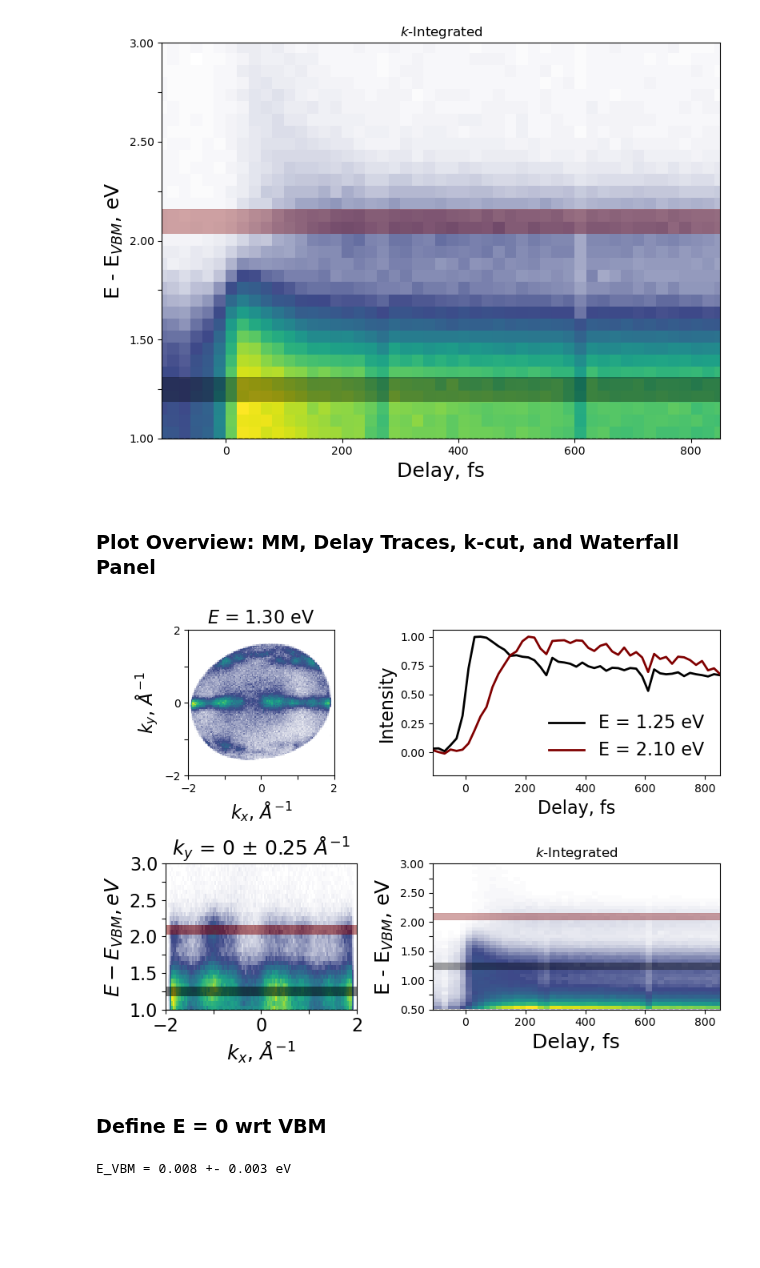
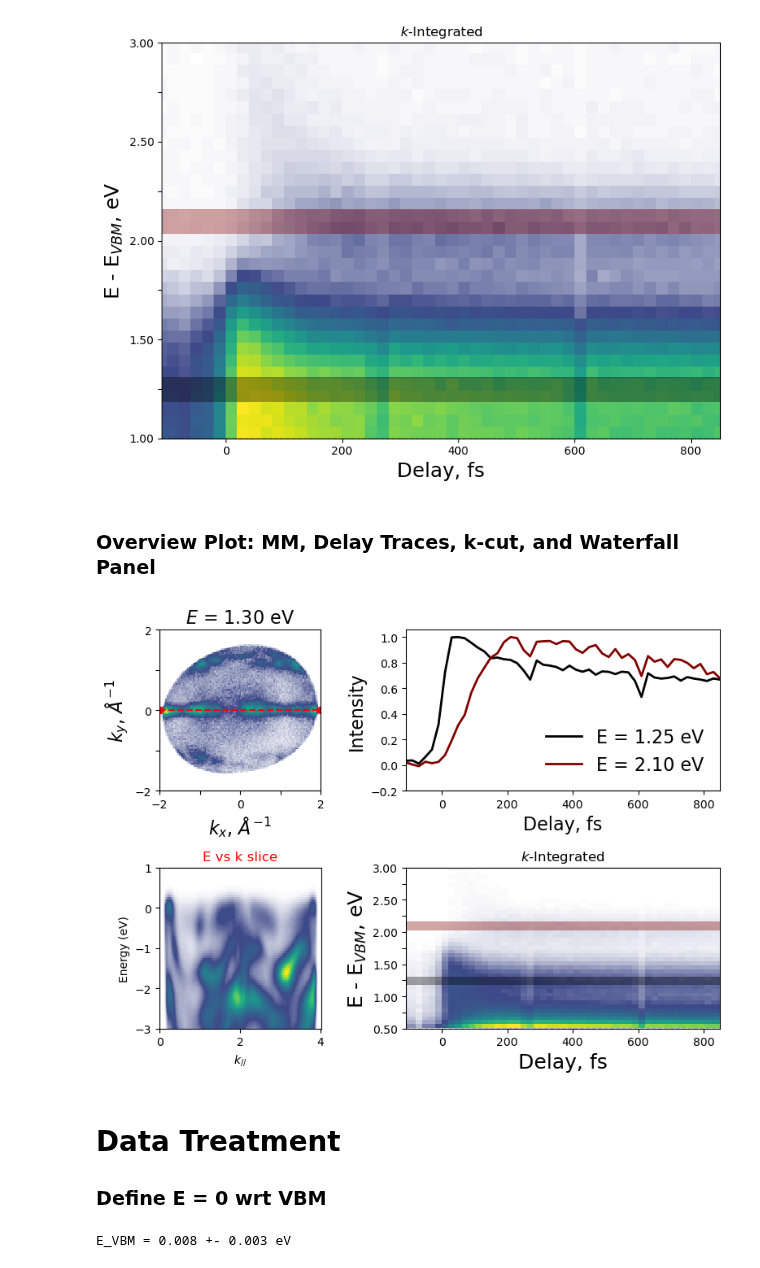
Before and after one commit to lawsonlloyd/mpes-analysis, a Jupyter notebook: mpes_Plot_Analysis.ipynb, the cells around one changed output. Drawn from its saved outputs; the diff is of its cells as text; code cells hidden in the pictures; blank space fills up the shorter version.

```diff
--- a/mpes_Plot_Analysis.ipynb
+++ b/mpes_Plot_Analysis.ipynb
@@ -236,7 +264,7 @@ for i in np.arange(len(E)):
 # %% [output]
 [figure]
 # %% [markdown]
-### Plot Overview: MM, Delay Traces, k-cut, and Waterfall Panel
+### Overview Plot: MM, Delay Traces, k-cut, and Waterfall Panel
 # %%
 fig, axs = plt.subplots(2, 2, gridspec_kw={'width_ratios': [1, 1.5], 'height_ratios':[1, 1]})
 fig.set_size_inches(8, 6, forward=False)
@@ -267,14 +295,14 @@ mpes.plot_time_traces(
 )
 
 # Plot kx-E frame
-(kx, ky), (kx_int, ky_int) = (0, 0), (4, 0.5) # Central (kx, ky) point and k-integration
-mpes.plot_kx_frame(
-    I_res, ky, ky_int, delays=[500], delay_int=1000,
-    E_enhance = 1,
-    subtract_neg=subtract_neg, neg_delays=neg_delays,
-    fig = fig, ax = axs[2],
-    cmap = cmap_plot, scale=[0,1], energy_limits=[1,3]
-)
+# (kx, ky), (kx_int, ky_int) = (0, 0), (4, 0.5) # Central (kx, ky) point and k-integration
+# mpes.plot_kx_frame(
+#     I_res, ky, ky_int, delays=[500], delay_int=1000,
+#     E_enhance = 1,
+#     subtract_neg=subtract_neg, neg_delays=neg_delays,
+#     fig = fig, ax = axs[2],
+#     cmap = cmap_plot, scale=[0,1], energy_limits=[1,3]
+# )
 
 # # Plot ky-E frame
 # (kx, ky), (kx_int, ky_int) = (0, 0), (0.5, 0.5) # Central (kx, ky) point and k-integration
@@ -284,35 +312,51 @@ mpes.plot_kx_frame(
 #     fig = fig, ax = axs[2],
 #     cmap = 'BuPu', scale=[0,1], energy_limits=[1,3]
 # )
+
+# Plot k - E (arbitrary Cut)
+k_start, k_end = (-2, 0), (2, 0)
+I_cut, k_vals, E_vals = mpes.get_k_cut(I_res.mean(dim="delay"), k_start=k_start, k_end=k_end)
+
+axs[0].plot(k_start[0], k_start[1], 'ro')
+axs[0].plot(k_end[0], k_end[1], 'ro')
+axs[0].plot([k_start[0], k_end[0]], [k_start[1], k_end[1]], color = 'red', linestyle = 'dashed')
+
+axs[2].pcolormesh(k_vals, E_vals, I_cut, shading='auto', cmap=cmap_LTL)
+axs[2].set_xlabel("$k_{//}$")
+axs[2].set_ylabel("Energy (eV)")
+axs[2].set_title("E vs k slice", color = 'red')
+axs[2].set_ylim(-3,1)
+axs[2].set_aspect(1)
 
 # Plot waterfall
 (kx, ky), (kx_int, ky_int) = (0, 0), (4, 4) # Central (kx, ky) point and k-integration
 mpes.plot_waterfall(
     I_diff, kx, kx_int, ky, ky_int,
     fig = fig, ax = axs[3],
     cmap=cmap_LTL, scale=[0,1], energy_limits=[.5,3]
 )
 
 rect = (Rectangle((kx-kx_int/2, ky-ky_int/2), kx_int, ky_int, linewidth=.5,\
                          edgecolor='fuchsia', facecolor='fuchsia', alpha = 0.3))
 if kx_int < 4:
     axs[0].add_patch(rect) #Add rectangle to plot
 
 colors = ['black', 'maroon']
 
 for i in np.arange(len(E)):
     rect2 = (Rectangle((kx-kx_int/2, E[i]-E_int/2), kx_int, E_int , linewidth=.5,\
                          edgecolor=colors[i], facecolor=colors[i], alpha = 0.5))
     rect3 = (Rectangle((-500, E[i]-E_int/2), 2000, E_int , linewidth=.5,\
                          edgecolor=colors[i], facecolor=colors[i], alpha = 0.35))
     axs[2].add_patch(rect2) #Add rectangle to plot
     axs[3].add_patch(rect3) #Add rectangle to plot
 
 #mpes.save_figure(fig, name = f'test', image_format = 'pdf')
 #test
 # %% [output]
-[figure, old version]
+[figure, new version]
 # %% [markdown]
+# Data Treatment
 ### Define E = 0 wrt VBM
 # %%
 #%% Define E = 0 wrt VBM
```
Also changed, not shown: parts of 9 cells of this notebook, 4 other files.
